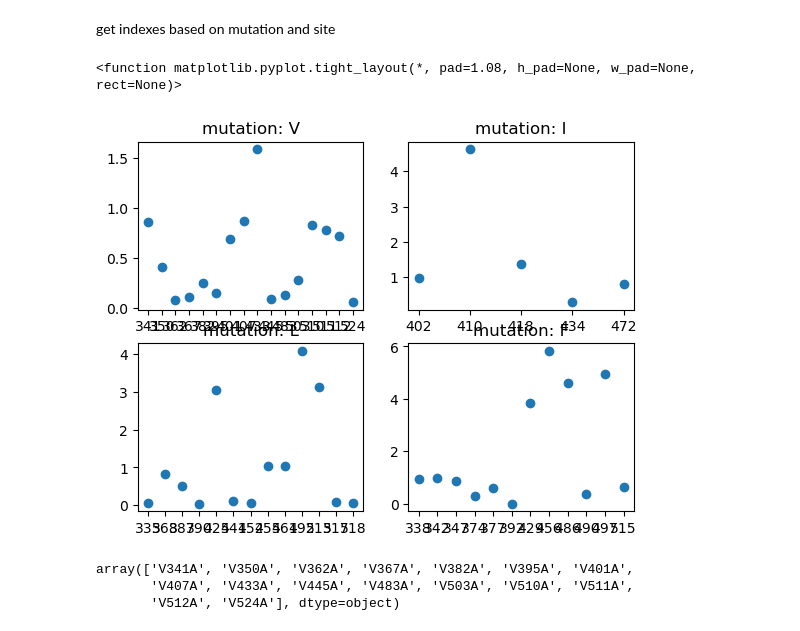
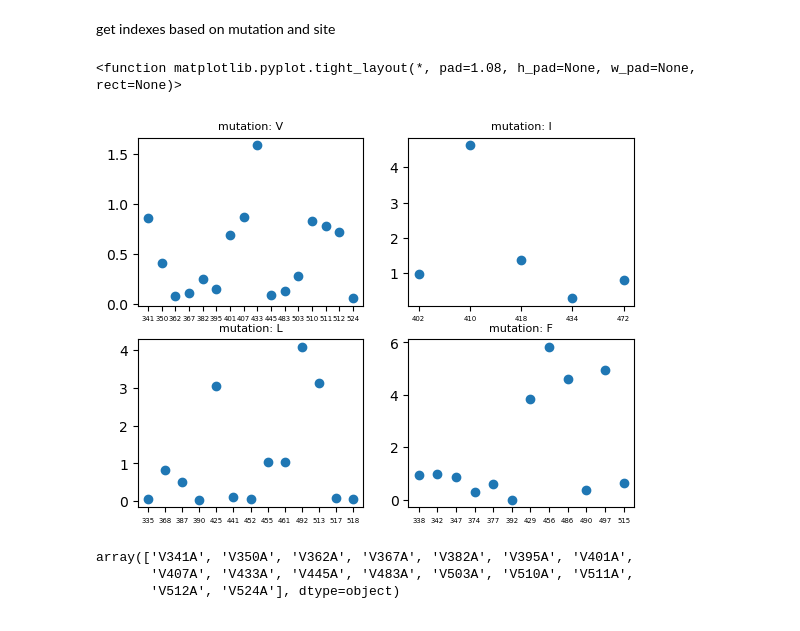
Before and after one commit to fergplace/amber_scripts, a Jupyter notebook: simple_amino_eval_pres.ipynb, the cells around one changed output. Cells and saved outputs as stored; diff of their text form; code cells hidden in the pictures.

Commit message:
updated plots

```diff
--- a/simple_amino_eval_pres.ipynb
+++ b/simple_amino_eval_pres.ipynb
@@ -206,21 +206,22 @@ for letter_key in simple_amino :
 # %%
 plt.subplot(2,2,1)
 i = 1
 for mut_name in sorted_dict.keys():
     #plt.figure()
     plt.subplot(2,2,i)
     mut_site_val =df_exp_data.iloc[idx]["bind_avg"].to_numpy()[sorted_dict[mut_name][0]]
     site_error = np.abs(mut_site_val - num_66[sorted_dict[mut_name][0]] )
     plt.scatter(sorted_dict[mut_name][1], site_error)
-    plt.title(f"mutation: {mut_name}")
+    plt.title(f"mutation: {mut_name}", fontsize=8)
+    plt.tick_params(axis="x", labelsize=5)
     #plt.xlabel("site")
     i =i +1
     if i >4:
         break
 plt.tight_layout
 # %% [output]
 <function matplotlib.pyplot.tight_layout(*, pad=1.08, h_pad=None, w_pad=None, rect=None)>
-[figure, old version]
+[figure, new version]
 # %%
 exp_muts_np[idx][sorted_dict["V"]]
 # %% [output]
```
